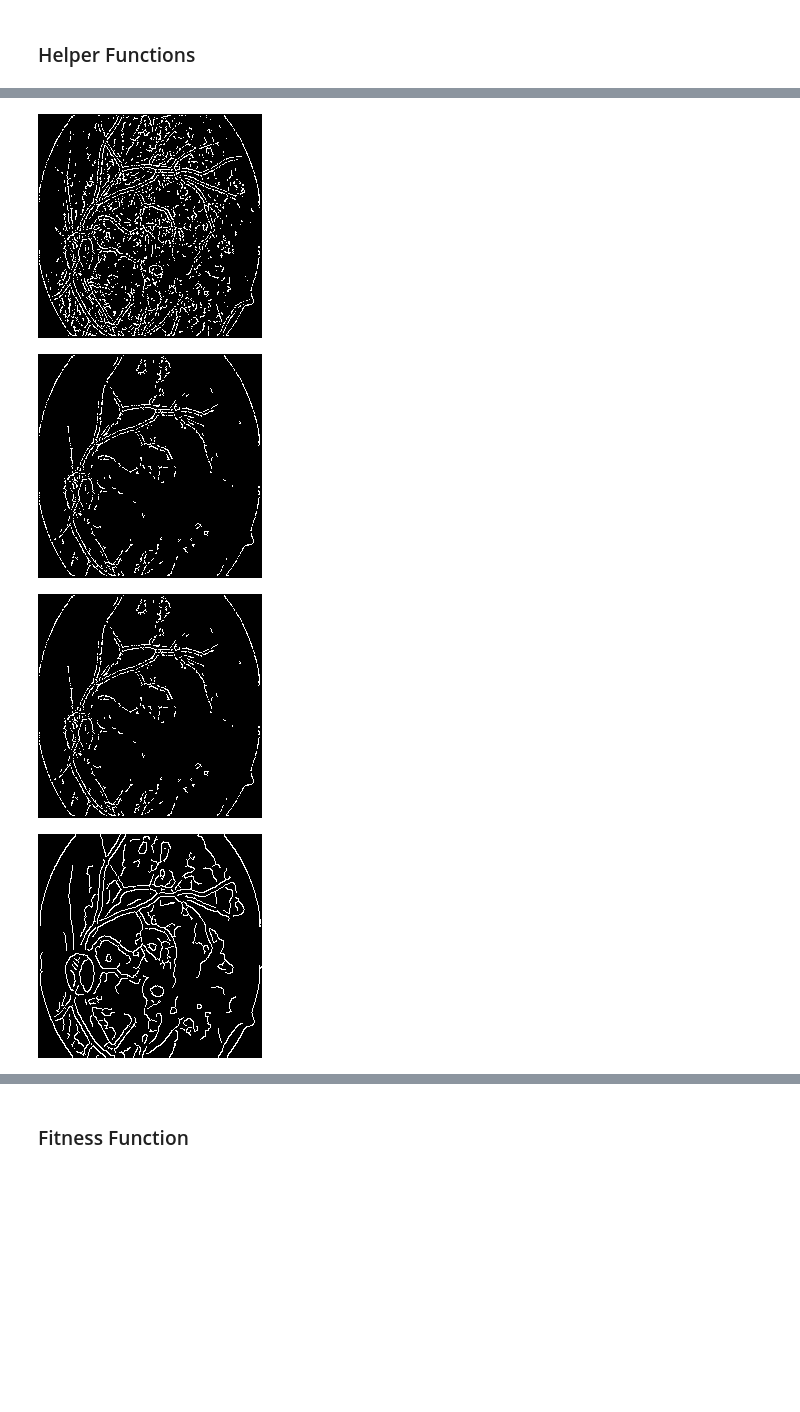
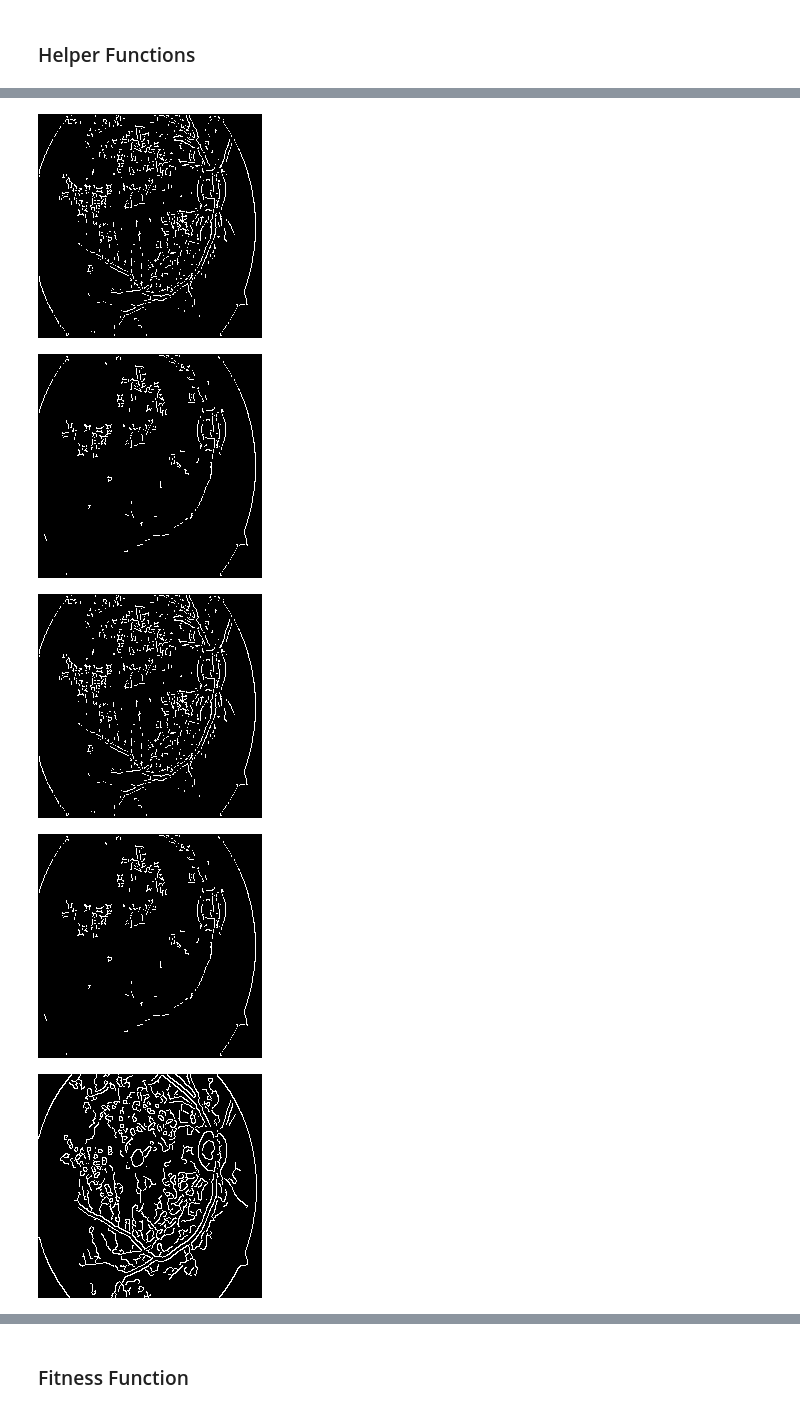
Before and after one commit to JsteReubsSoftware/COS791-Assignment1, a Jupyter notebook: u21457060_COS791_A1.ipynb, the cells around one changed output, grey strips where cells are left out. Drawn from its saved outputs; the diff is of its cells as text; code cells hidden in the pictures; blank space fills up the shorter version.

Commit message:
Edge detection is close enough

```diff
--- a/u21457060_COS791_A1.ipynb
+++ b/u21457060_COS791_A1.ipynb
@@ -133,10 +133,8 @@ aperture_size = 5 # Aperture size
 L2Gradient = True # Boolean
 
 for i, img in enumerate(gray_images):
-    blurred_image = cv2.GaussianBlur(img, (5, 5), 1.4)
     # Apply Canny edge detector
-    edges = cv2.Canny(blurred_image, t_lower, t_upper, apertureSize = aperture_size, L2gradient = L2Gradient)
-    # edges = cv2.Canny(img, t_lower, t_upper, apertureSize = aperture_size, L2gradient = L2Gradient )
+    edges = cv2.Canny(img, t_lower, t_upper, apertureSize = aperture_size, L2gradient = L2Gradient )
     canny_ref_imgs.append(edges)
     print(f'Image {i+1}')
     cv2_imshow(img)
@@ -440,7 +439,7 @@ def apply_non_max_suppression(gradient_magnitude, gradient_direction):
     suppressed_image = np.zeros((rows, cols))
 
     # Convert gradient directions from radians to degrees
-    angles = gradient_direction * 180.0 / np.pi
+    angles = gradient_direction
     angles[angles < 0] += 180
     angles %= 180  # Ensure angles are in [0, 180)
 
@@ -641,5 +661,5 @@ import numpy as np
 # %%
-img = gray_images[5]
+img = gray_images[0]
 # remove noise
 img = cv2.GaussianBlur(img, (3, 3), sigmaX=0.5, sigmaY=0.5)
 gradient_magnitude, gradient_direction = apply_prewitt(img)
@@ -662,6 +682,7 @@ double_thresh = threshold(thinning_img, 50, 255)
 thresh = apply_hysteresis(double_thresh, 50, 255)
 
 # Display the thresholded image
+print('after thresholding')
 cv2_imshow(bin_thresh)
 cv2_imshow(thresh)
 
@@ -673,33 +694,41 @@ cv2_imshow(thresh)
 # print('Prewitt/Hyst scores:', mse, psnr, ssim, sift_sim_score)
 
 # linking['method'] == 'region_growing'
-edges = np.where(thresh > 0)
-num_seed_points = 5
-# Ensure there are enough edge pixels to choose from
-if len(edges[0]) >= num_seed_points:
-    seed_indexes = random.choices(range(len(edges[0])), k=num_seed_points)
-else:
-    seed_indexes = range(len(edges[0]))  # Use all edge points if less than num_seed_points
-# Extract the seed points
-seeds = [(edges[0][i], edges[1][i]) for i in seed_indexes]  # Use list comprehension for indexing
-# linked_edges = region_growing(bin_thresh, seeds, 10)
-# output_img = np.zeros_like(bin_thresh)
-# output_img[linked_edges == 1] = 255
-# cv2_imshow(output_img)
+# edges = np.where(thresh > 0)
+# num_seed_points = 5
+# # Ensure there are enough edge pixels to choose from
+# if len(edges[0]) >= num_seed_points:
+#     seed_indexes = random.choices(range(len(edges[0])), k=num_seed_points)
+# else:
+#     seed_indexes = range(len(edges[0]))  # Use all edge points if less than num_seed_points
+# # Extract the seed points
+# seeds = [(edges[0][i], edges[1][i]) for i in seed_indexes]  # Use list comprehension for indexing
+# # linked_edges = region_growing(bin_thresh, seeds, 10)
+# # output_img = np.zeros_like(bin_thresh)
+# # output_img[linked_edges == 1] = 255
+# # cv2_imshow(output_img)
 
-# Choose a seed point
-# Apply region growing
+# # Choose a seed point
+# # Apply region growing
 seeds = [(100, 100)]
 segmented_image = region_growing(thresh, seeds, threshold=0.9)
-# Convert to 8-bit unsigned integer
-# segmented_image = (segmented_image * 255).astype(np.uint8)
-# # convert black to white and white to black
-# segmented_image = cv2.bitwise_not(segmented_image)
+bin_segmented_image = region_growing(bin_thresh, seeds, threshold=0.9)
+# # Convert to 8-bit unsigned integer
+# # segmented_image = (segmented_image * 255).astype(np.uint8)
+# # # convert black to white and white to black
+# # segmented_image = cv2.bitwise_not(segmented_image)
 segmented_image[segmented_image == 0] = 255
 segmented_image[segmented_image == 1] = 0
+bin_segmented_image[bin_segmented_image == 0] = 255
+bin_segmented_image[bin_segmented_image == 1] = 0
+
+# linked_edges = apply_gradient_directional_analysis(thresh, gradient_magnitude, gradient_direction, 35.5)
+# output_img = np.zeros_like(thresh)
+# output_img[linked_edges > 0] = 255
 
 # Display the segmented image
+cv2_imshow(bin_segmented_image)
 cv2_imshow(segmented_image)
-cv2_imshow(canny_ref_imgs[5])
+cv2_imshow(canny_ref_imgs[0])
 # %% [output]
 before thinning
@@ -713,7 +740,8 @@ Updated strong pixels: 2317
-[figure, old version]
+[figure, new version]
-[figure, old version]
+[figure, new version]
-[figure, old version]
+[figure, new version]
-[figure, old version]
+[figure, new version]
+[figure, added]
 # %%
 img = gray_images[0]
 # remove noise
```
Also changed, not shown: parts of 21 cells of this notebook.
